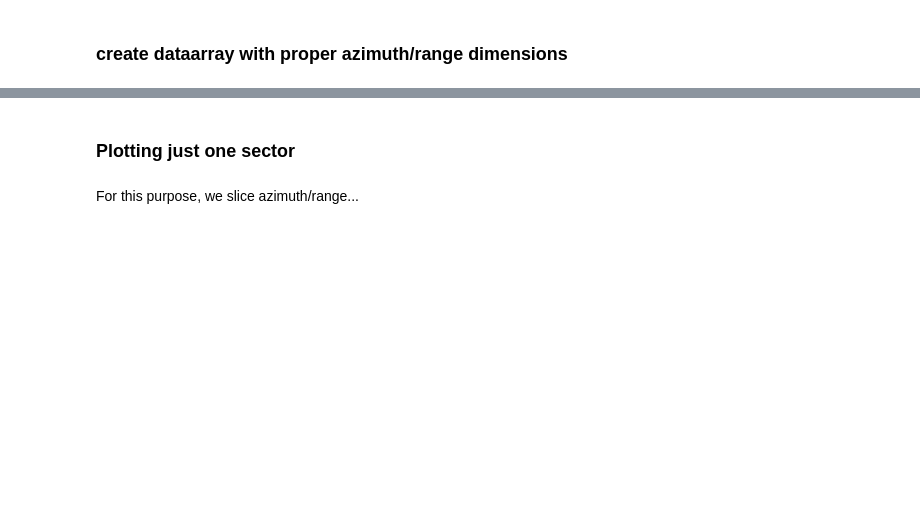
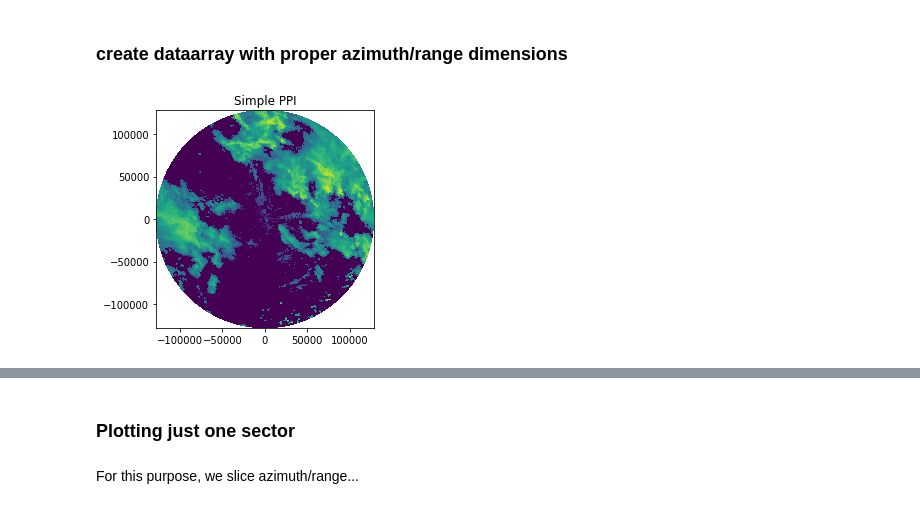
Before and after one commit to wradlib/wradlib-notebooks, a Jupyter notebook: notebooks/visualisation/wradlib_plot_ppi_xarray.ipynb, the cells around one changed output, grey strips where cells are left out. Saved outputs shown, nothing was run; the diff lists cells and outputs as text; code cells hidden in the pictures; blank space fills up the shorter version.

```diff
--- a/notebooks/visualisation/wradlib_plot_ppi_xarray.ipynb
+++ b/notebooks/visualisation/wradlib_plot_ppi_xarray.ipynb
@@ -67,11 +92,13 @@ txt.set_y(1.1)
 # %%
 r = np.arange(img.shape[1], dtype=np.float)
 r += (r[1] - r[0]) / 2.
 r *= 1000
 az = np.arange(img.shape[0], dtype=np.float)
 az += (az[1] - az[0]) / 2.
 
 da = wradlib.io.create_xarray_dataarray(img, rays=az, bins=r, site=(10, 45, 0))
-da.wradlib.pcolormesh()
+ax, pm = da.wradlib.pcolormesh()
 txt = pl.title('Simple PPI')
+# %% [output]
+[figure, added]
 # %%
```
Also changed, not shown: parts of 14 cells of this notebook, 2 other files.
